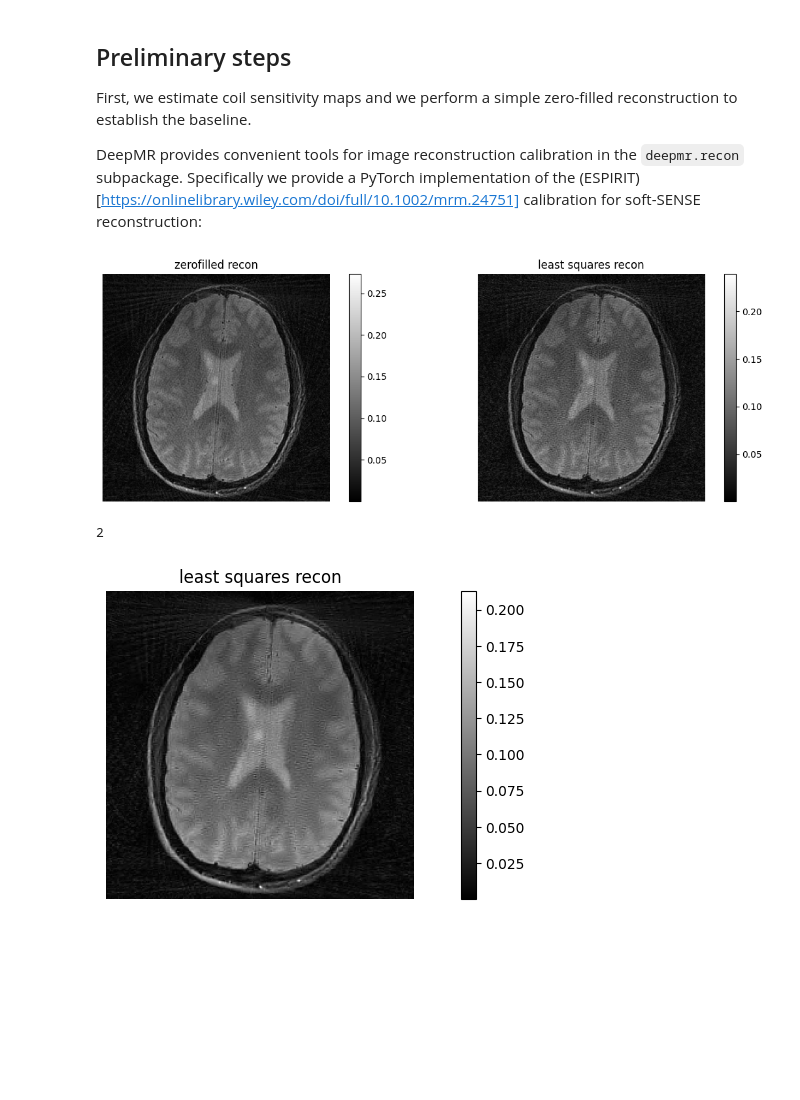
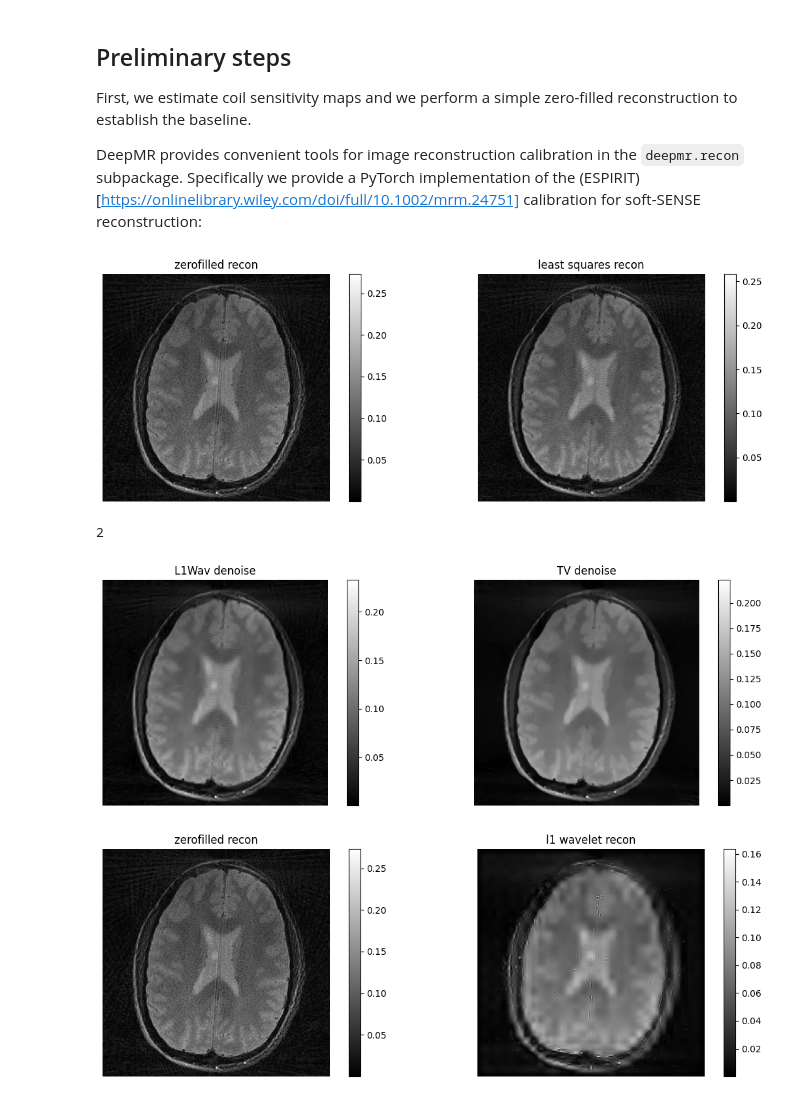
Before and after one commit to INFN-PREDATOR/PREDATOR-milestones, a Jupyter notebook: notebooks/M1c_iterative_reco.ipynb, the cells around one changed output. Drawn from its saved outputs; the diff is of its cells as text; code cells hidden in the pictures; blank space fills up the shorter version.

Commit message:
wip: regularized recon in M1c

```diff
--- a/notebooks/M1c_iterative_reco.ipynb
+++ b/notebooks/M1c_iterative_reco.ipynb
@@ -22,7 +22,7 @@ import matplotlib.pyplot as plt # for displaying the results
 
 import deepmr
 
-def load_challenge_rawdata(datapath="../data/projection_ksp.npy", acqheaderpath="../data/projection_coord.npy"):
+def load_challenge_rawdata(accel, datapath="../data/projection_ksp.npy", acqheaderpath="../data/projection_coord.npy"):
     """
     Read rawdata (in Numpy format) from the ISMRM Reproducibility Challenge.
 
@@ -41,6 +41,8 @@ def load_challenge_rawdata(datapath="../data/projection_ksp.npy", acqheaderpath=
         Complex-valued raw k-space data of shape (nslices=1, ncoils=12, ncontrasts=1, nviews=96, nsamples=512).
     head : deepmr.Header
         Acquisition header containing trajectory, shape and dcf.
+    img0 : teorch.Tensor
+        "Grount truth" non-accelerated reconstruction of shape (128, 128).
 
     """
     # load rawdata (ncoils, nviews, nsamples)
@@ -63,7 +65,19 @@ def load_challenge_rawdata(datapath="../data/projection_ksp.npy", acqheaderpath=
     head = deepmr.Header(shape=(1, 256, 256), traj=coord, dcf=dcf)
     head.torch()
 
-    return data, head
+    # perform R=1 recon
+    F = deepmr.linops.NUFFTOp(head.traj, head.shape)
+    img0 = F.H(head.dcf * data)
+    img0 = deepmr.rss(img0.squeeze(), axis=0)
+    img0 = abs(img0)
+
+    # undersample
+    R = accel
+    data = data[..., ::R, :]
+    head.traj = head.traj[..., ::R, :, :]
+    head.dcf = head.dcf[..., ::R, :]
+
+    return data, head, img0
 # %% [markdown]
 ## Preliminary steps
 
@@ -72,25 +86,22 @@ First, we estimate coil sensitivity maps and we perform a simple zero-filled rec
 DeepMR provides convenient tools for image reconstruction calibration in the ``deepmr.recon`` subpackage. Specifically we provide a PyTorch implementation of the (ESPIRIT)[https://onlinelibrary.wiley.com/doi/full/10.1002/mrm.24751] calibration for soft-SENSE reconstruction:
 # %%
 # load raw data
-data, head = load_challenge_rawdata()
-
-# acceleration factor
-R = 2
+data, head, img0 = load_challenge_rawdata(2)
 
 # estimate sensitivity maps
-sensmap = deepmr.recon.espirit_cal(data[..., ::R, :], coord=head.traj[..., ::R, :, :], shape=head.shape, dcf=head.dcf[..., ::R, :])
+sensmap = deepmr.recon.espirit_cal(data, coord=head.traj, shape=head.shape, dcf=head.dcf)
 
 # coil operator
 C = deepmr.linops.CoilOp(head.traj.shape[-1], sensmap)
 
 # FFT operator
-F = deepmr.linops.NUFFTOp(head.traj[..., ::R, :, :], head.shape[-2:], weight=head.dcf[..., ::R, :])
+F = deepmr.linops.NUFFTOp(head.traj, head.shape[-2:], weight=head.dcf)
 
 # obtain full encoding
 E = F * C
 
 # zero-filled recon
-img = E.H(head.dcf[..., ::R, :]**0.5 * data[:, None, ..., ::R, :])
+img = E.H(head.dcf**0.5 * data[:, None, ...])
 
 # scale intensity similarly to BART
 img = deepmr.recon.intensity_scaling(img, ndim=2)
@@ -108,14 +119,22 @@ plt.subplot(1, 2, 2)
 _ = plt.imshow(abs(torch.flip(img_lstsq, dims=(-1,)).squeeze()).T, cmap="gray"), plt.axis("off"), plt.title("least squares recon"), plt.colorbar()
 plt.tight_layout()
 # %% [output]
-[figure, old version]
+[figure, new version]
 # %%
 print(F._ndim)
 # %% [output]
 2
 # %%
-img_denoise = deepmr.prox.wavelet_denoise(img_lstsq, 2, ths=0.01)
+img_denoise_wav = deepmr.prox.wavelet_denoise(img_lstsq, 2, ths=0.01)
+img_denoise_tv = deepmr.prox.tv_denoise(img_lstsq, 2, ths=0.01)
 # %%
-_ = plt.imshow(abs(torch.flip(img_denoise, dims=(-1,)).squeeze()).T, cmap="gray"), plt.axis("off"), plt.title("least squares recon"), plt.colorbar()
+# plot
+plt.rcParams['figure.figsize'] = [12, 4]
+
+plt.subplot(1, 2, 1)
+_ = plt.imshow(abs(torch.flip(img_denoise_wav, dims=(-1,)).squeeze()).T, cmap="gray"), plt.axis("off"), plt.title("L1Wav denoise"), plt.colorbar()
+plt.subplot(1, 2, 2)
+_ = plt.imshow(abs(torch.flip(img_denoise_tv, dims=(-1,)).squeeze()).T, cmap="gray"), plt.axis("off"), plt.title("TV denoise"), plt.colorbar()
+plt.tight_layout()
 # %% [output]
-[figure, old version]
+[figure, new version]
@@ -121,0 +172,11 @@ _ = plt.imshow(abs(torch.flip(img_denoise, dims=(-1,)).squeeze()).T, cmap="gray"
+# %%
+# plot
+plt.rcParams['figure.figsize'] = [12, 4]
+
+plt.subplot(1, 2, 1)
+_ = plt.imshow(abs(torch.flip(img, dims=(-1,)).squeeze()).T, cmap="gray"), plt.axis("off"), plt.title("zerofilled recon"), plt.colorbar()
+plt.subplot(1, 2, 2)
+_ = plt.imshow(abs(torch.flip(img_l1wav, dims=(-1,)).squeeze()).T, cmap="gray"), plt.axis("off"), plt.title("l1 wavelet recon"), plt.colorbar()
+plt.tight_layout()
+# %% [output]
+[figure, added]
```
Also changed, not shown: parts of 1 cell of this notebook.
